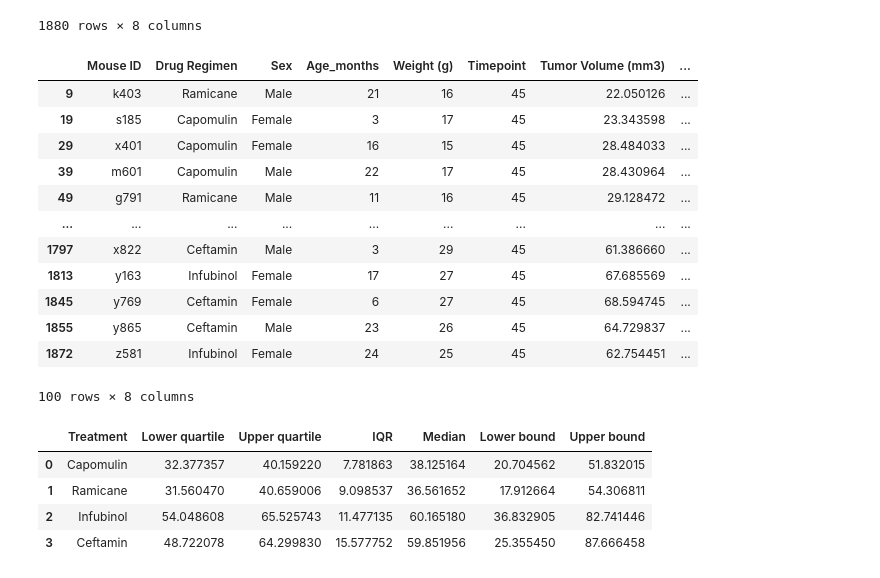
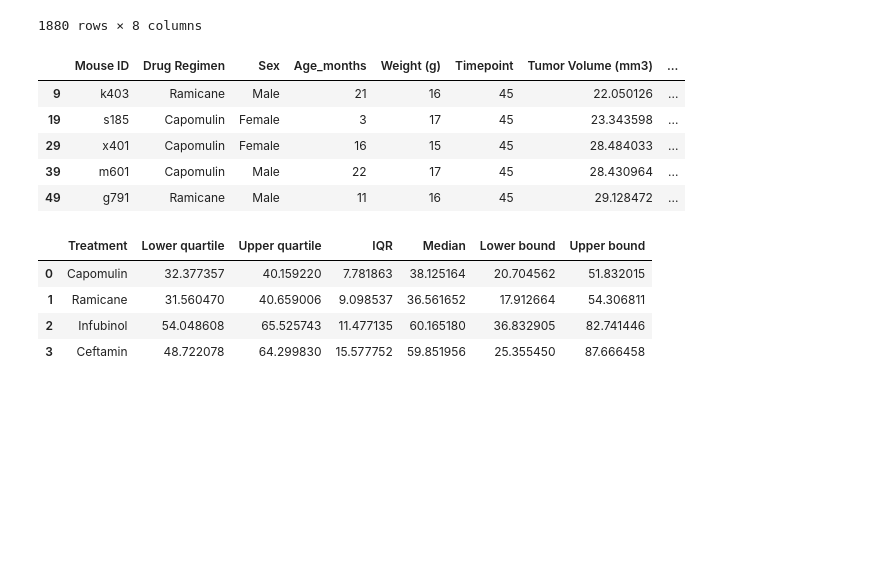
Before and after one commit to babetteblanquet/Python-code, a Jupyter notebook: MatPlotLib-Challenge/Pymaceuticals/pymaceuticals_starter.ipynb, the cells around one changed output. Drawn from its saved outputs; the diff is of its cells as text; code cells hidden in the pictures; blank space fills up the shorter version.

```diff
--- a/MatPlotLib-Challenge/Pymaceuticals/pymaceuticals_starter.ipynb
+++ b/MatPlotLib-Challenge/Pymaceuticals/pymaceuticals_starter.ipynb
@@ -270,35 +286,28 @@ clean_df
 # %%
 # Calculate the final tumor volume of each mouse across four of the treatment regimens:
 # Capomulin, Ramicane, Infubinol, and Ceftamin
 
 # Start by getting the last (greatest) timepoint for each mouse
-#Drop the duplicates from clean_df except the last value to be able to get the last timepoint for each mouse
+#Droping the duplicates from clean_df except the last value to be able to get the last timepoint for each mouse
 last_timepoint = clean_df.drop_duplicates(["Mouse ID"], keep='last')
 last_timepoint
 # Merge this group df with the original dataframe to get the tumor volume at the last timepoint
 
-#The technique above has already identified the Tumar Volume(mm3) at the last time point.
+#The technique above has already identified the Tumor Volume(mm3) at the last time point.
 #Refining the Data for only four treatments - Capomulin, Ramicane, Infubinol, and Ceftamin
 
 four_treatments = last_timepoint.loc[(last_timepoint["Drug Regimen"]=="Capomulin")|
                                     (last_timepoint["Drug Regimen"]=="Ramicane") |
                                     (last_timepoint["Drug Regimen"]=="Infubinol") |
                                     (last_timepoint["Drug Regimen"]=="Ceftamin") ]
-four_treatments
+four_treatments.head()
 # %% [output]
 |  | Mouse ID | Drug Regimen | Sex | Age_months | Weight (g) | Timepoint | Tumor Volume (mm3) | ... |
 | 9 | k403 | Ramicane | Male | 21 | 16 | 45 | 22.050126 | ... |
 | 19 | s185 | Capomulin | Female | 3 | 17 | 45 | 23.343598 | ... |
 | 29 | x401 | Capomulin | Female | 16 | 15 | 45 | 28.484033 | ... |
 | 39 | m601 | Capomulin | Male | 22 | 17 | 45 | 28.430964 | ... |
 | 49 | g791 | Ramicane | Male | 11 | 16 | 45 | 29.128472 | ... |
-| ... | ... | ... | ... | ... | ... | ... | ... | ... |
-| 1797 | x822 | Ceftamin | Male | 3 | 29 | 45 | 61.386660 | ... |
-| 1813 | y163 | Infubinol | Female | 17 | 27 | 45 | 67.685569 | ... |
-| 1845 | y769 | Ceftamin | Female | 6 | 27 | 45 | 68.594745 | ... |
-| 1855 | y865 | Ceftamin | Male | 23 | 26 | 45 | 64.729837 | ... |
-| 1872 | z581 | Infubinol | Female | 24 | 25 | 45 | 62.754451 | ... |
-100 rows × 8 columns
 # %%
 # Put treatments into a list for for loop (and later for plot labels)
 treatments = ["Capomulin", "Ramicane", "Infubinol", "Ceftamin"]
```
Also changed, not shown: parts of 5 cells of this notebook.
